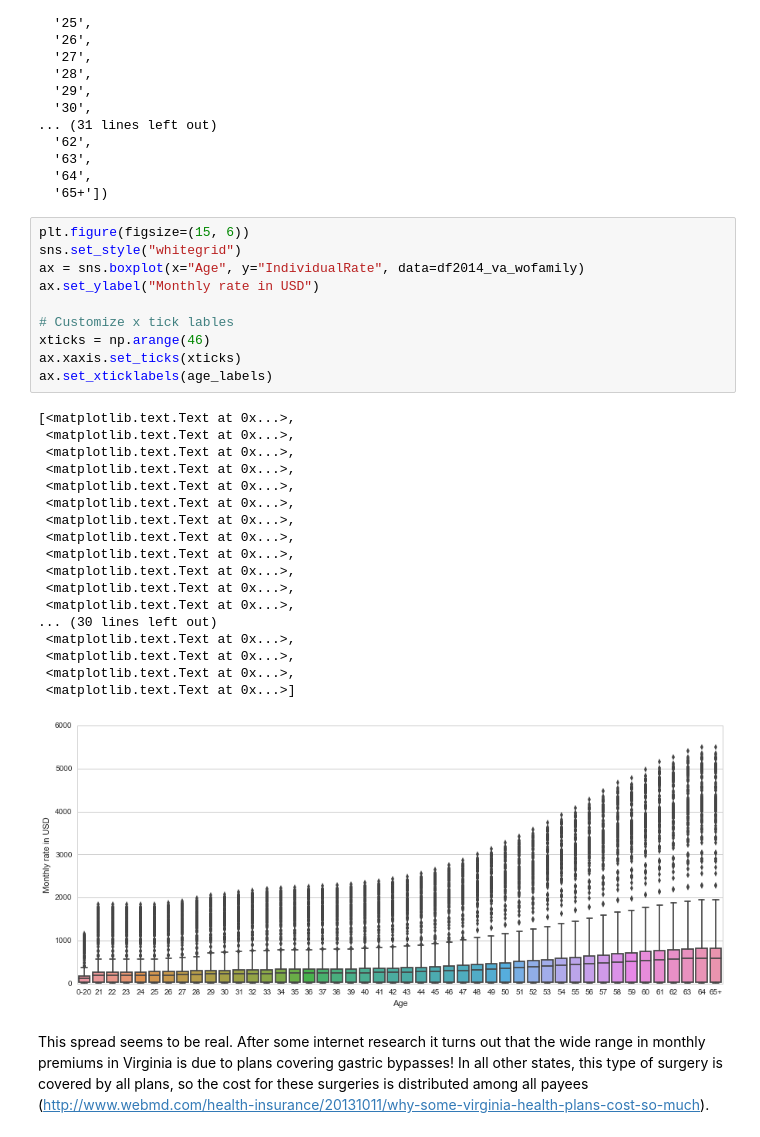
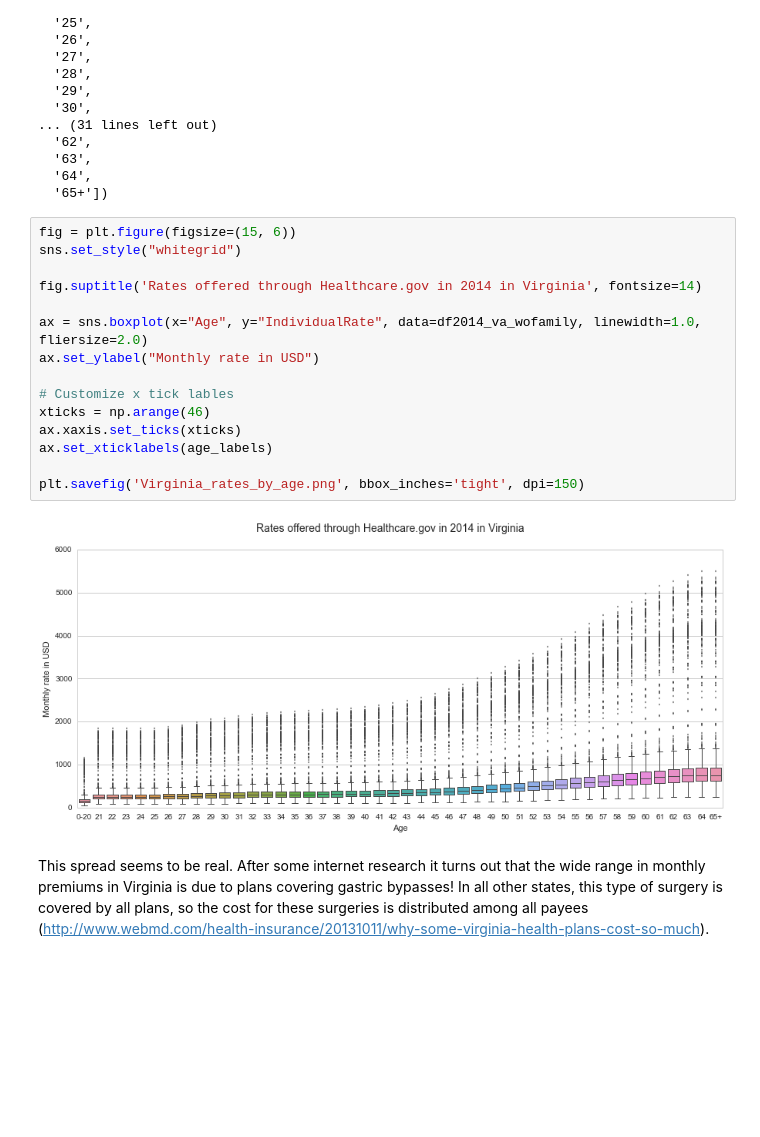
Before and after one commit to ahwkuepper/healthmarket, a Jupyter notebook: Health_data_set_pandas.ipynb, the cells around one changed output. Saved outputs shown, nothing was run; the diff lists cells and outputs as text; blank space fills up the shorter version.

Commit message:
added analysis of cleaned data set

```diff
--- a/Health_data_set_pandas.ipynb
+++ b/Health_data_set_pandas.ipynb
@@ -270,34 +268,22 @@ len(age_labels), age_labels
   '64',
   '65+'])
 # %%
-plt.figure(figsize=(15, 6))
+fig = plt.figure(figsize=(15, 6))
 sns.set_style("whitegrid")
-ax = sns.boxplot(x="Age", y="IndividualRate", data=df2014_va_wofamily)
+
+fig.suptitle('Rates offered through Healthcare.gov in 2014 in Virginia', fontsize=14)
+
+ax = sns.boxplot(x="Age", y="IndividualRate", data=df2014_va_wofamily, linewidth=1.0, fliersize=2.0)
 ax.set_ylabel("Monthly rate in USD")
 
 # Customize x tick lables
 xticks = np.arange(46)
 ax.xaxis.set_ticks(xticks)
 ax.set_xticklabels(age_labels)
+
+plt.savefig('Virginia_rates_by_age.png', bbox_inches='tight', dpi=150)
 # %% [output]
-[<matplotlib.text.Text at 0x...>,
- <matplotlib.text.Text at 0x...>,
- <matplotlib.text.Text at 0x...>,
- <matplotlib.text.Text at 0x...>,
- <matplotlib.text.Text at 0x...>,
- <matplotlib.text.Text at 0x...>,
- <matplotlib.text.Text at 0x...>,
- <matplotlib.text.Text at 0x...>,
- <matplotlib.text.Text at 0x...>,
- <matplotlib.text.Text at 0x...>,
- <matplotlib.text.Text at 0x...>,
- <matplotlib.text.Text at 0x...>,
-... (30 lines left out)
- <matplotlib.text.Text at 0x...>,
- <matplotlib.text.Text at 0x...>,
- <matplotlib.text.Text at 0x...>,
- <matplotlib.text.Text at 0x...>]
-[figure, old version]
+[figure, new version]
 # %% [markdown]
 This spread seems to be real. After some internet research it turns out that the wide range in monthly premiums in Virginia is due to plans covering gastric bypasses! In all other states, this type of surgery is covered by all plans, so the cost for these surgeries is distributed among all payees (http://www.webmd.com/health-insurance/20131011/why-some-virginia-health-plans-cost-so-much).
 # %% [markdown]
```
Also changed, not shown: parts of 30 cells of this notebook.
